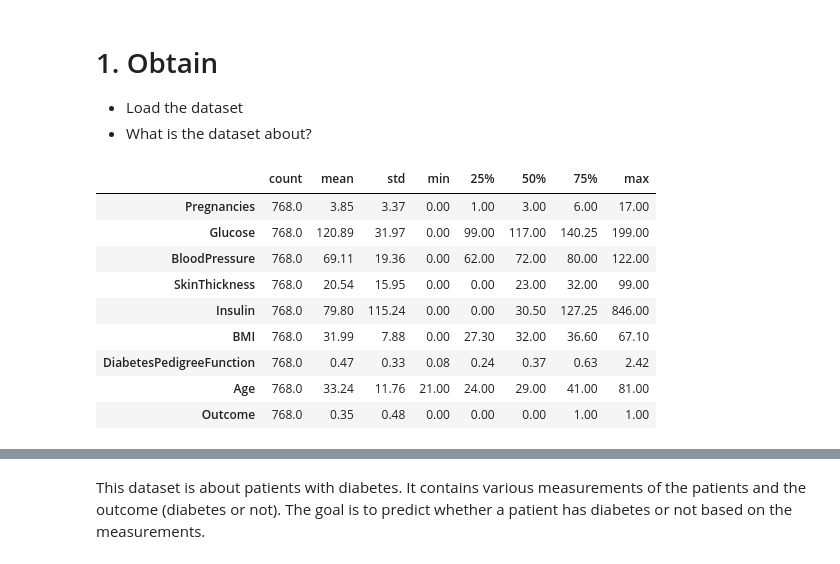
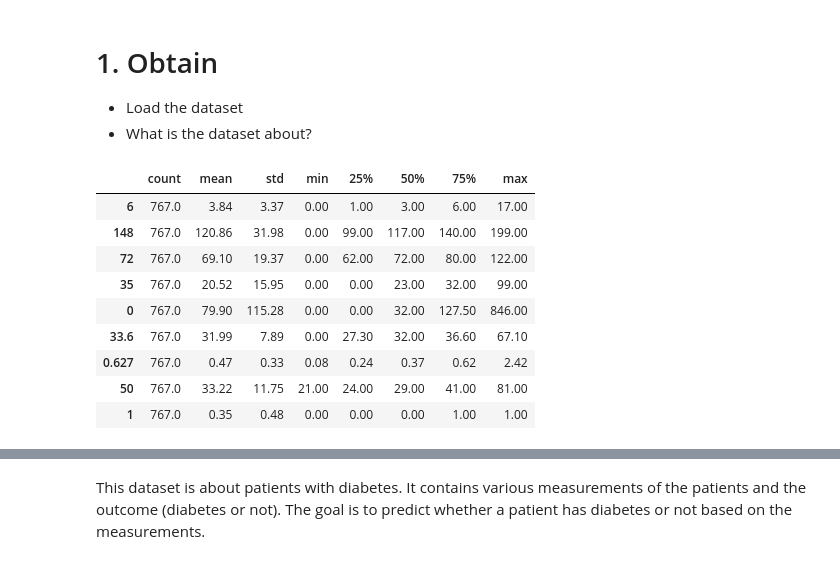
Before and after one commit to nhatlam96/ml-bank_notes_diabetes, a Jupyter notebook: diabetes/diabetes_nhatlam.ipynb, the cells around one changed output, grey strips where cells are left out. Drawn from its saved outputs; the diff is of its cells as text; code cells hidden in the pictures.

```diff
--- a/diabetes/diabetes_nhatlam.ipynb
+++ b/diabetes/diabetes_nhatlam.ipynb
@@ -22,16 +23,16 @@ random_state = 42
 - Load the dataset
 - What is the dataset about?
 # %%
-diabetes_untouched = pandas.read_csv('diabetes.csv')
-diabetes_untouched.describe().round(2).T
+diabetes = pandas.read_csv('pima-indians-diabetes.csv')
+diabetes.describe().round(2).T
 # %% [output]
 |  | count | mean | std | min | 25% | 50% | 75% | max |
-| Pregnancies | 768.0 | 3.85 | 3.37 | 0.00 | 1.00 | 3.00 | 6.00 | 17.00 |
-| Glucose | 768.0 | 120.89 | 31.97 | 0.00 | 99.00 | 117.00 | 140.25 | 199.00 |
-| BloodPressure | 768.0 | 69.11 | 19.36 | 0.00 | 62.00 | 72.00 | 80.00 | 122.00 |
-| SkinThickness | 768.0 | 20.54 | 15.95 | 0.00 | 0.00 | 23.00 | 32.00 | 99.00 |
-| Insulin | 768.0 | 79.80 | 115.24 | 0.00 | 0.00 | 30.50 | 127.25 | 846.00 |
-| BMI | 768.0 | 31.99 | 7.88 | 0.00 | 27.30 | 32.00 | 36.60 | 67.10 |
-| DiabetesPedigreeFunction | 768.0 | 0.47 | 0.33 | 0.08 | 0.24 | 0.37 | 0.63 | 2.42 |
-| Age | 768.0 | 33.24 | 11.76 | 21.00 | 24.00 | 29.00 | 41.00 | 81.00 |
-| Outcome | 768.0 | 0.35 | 0.48 | 0.00 | 0.00 | 0.00 | 1.00 | 1.00 |
+| 6 | 767.0 | 3.84 | 3.37 | 0.00 | 1.00 | 3.00 | 6.00 | 17.00 |
+| 148 | 767.0 | 120.86 | 31.98 | 0.00 | 99.00 | 117.00 | 140.00 | 199.00 |
+| 72 | 767.0 | 69.10 | 19.37 | 0.00 | 62.00 | 72.00 | 80.00 | 122.00 |
+| 35 | 767.0 | 20.52 | 15.95 | 0.00 | 0.00 | 23.00 | 32.00 | 99.00 |
+| 0 | 767.0 | 79.90 | 115.28 | 0.00 | 0.00 | 32.00 | 127.50 | 846.00 |
+| 33.6 | 767.0 | 31.99 | 7.89 | 0.00 | 27.30 | 32.00 | 36.60 | 67.10 |
+| 0.627 | 767.0 | 0.47 | 0.33 | 0.08 | 0.24 | 0.37 | 0.62 | 2.42 |
+| 50 | 767.0 | 33.22 | 11.75 | 21.00 | 24.00 | 29.00 | 41.00 | 81.00 |
+| 1 | 767.0 | 0.35 | 0.48 | 0.00 | 0.00 | 0.00 | 1.00 | 1.00 |
```
Also changed, not shown: parts of 14 cells of this notebook, 6 other files.
